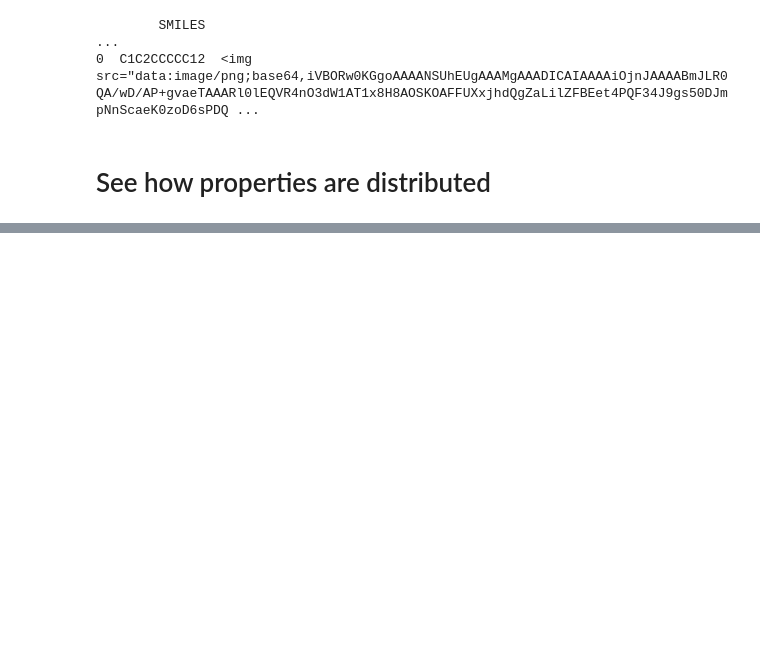
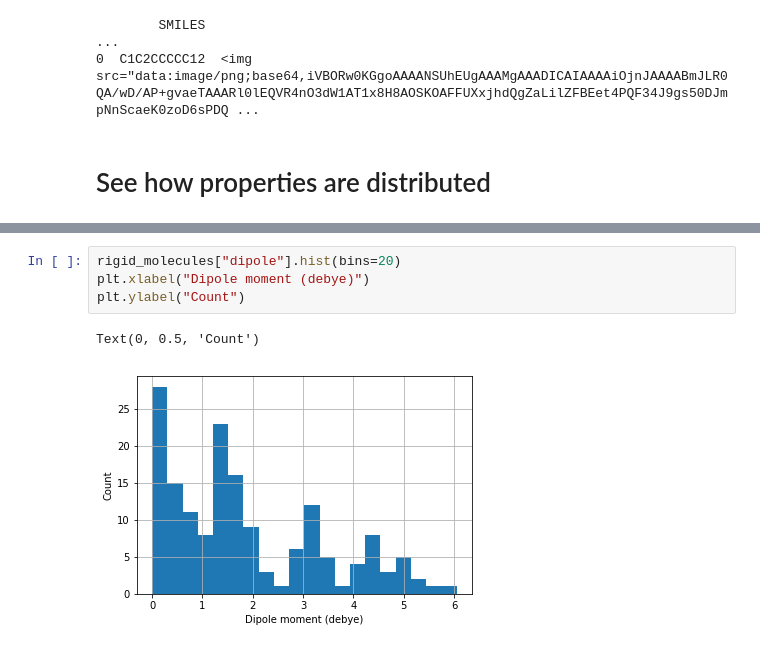
Before and after one commit to mrauha/orca_wflow_tutorial, a Jupyter notebook: Untitled.ipynb, the cells around one changed output, grey strips where cells are left out. Cells and saved outputs as stored; diff of their text form; blank space fills up the shorter version.

```diff
--- a/Untitled.ipynb
+++ b/Untitled.ipynb
@@ -284,0 +331,7 @@ rigid_molecules.head(n=1)
+# %%
+rigid_molecules["dipole"].hist(bins=20)
+plt.xlabel("Dipole moment (debye)")
+plt.ylabel("Count")
+# %% [output]
+Text(0, 0.5, 'Count')
+[figure, added]
```
Also changed, not shown: parts of 13 cells of this notebook, 3 other files.
